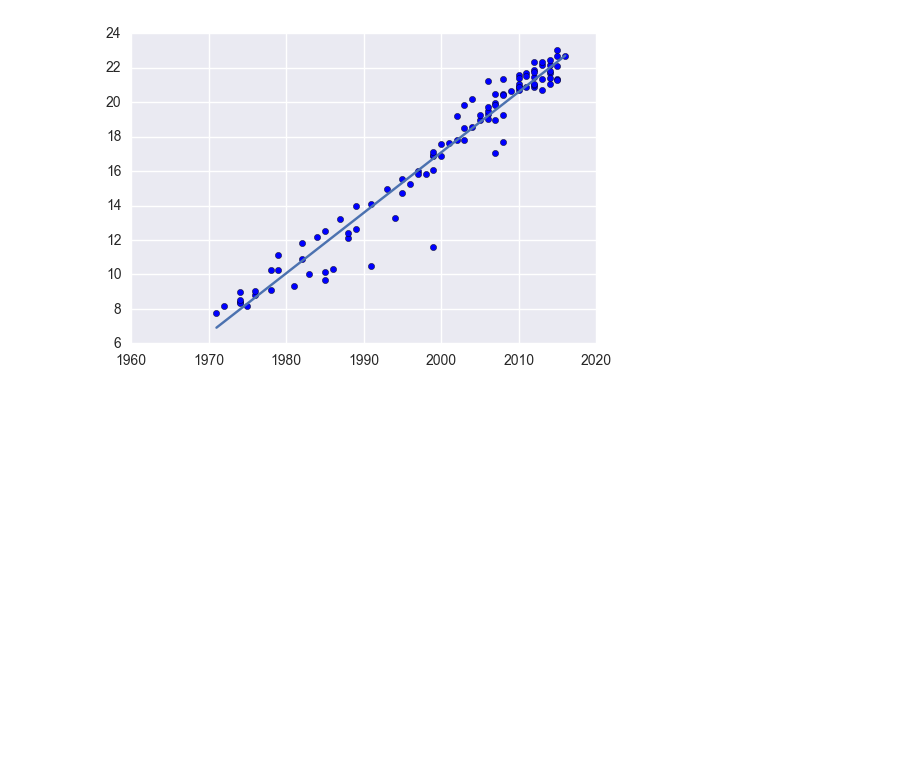
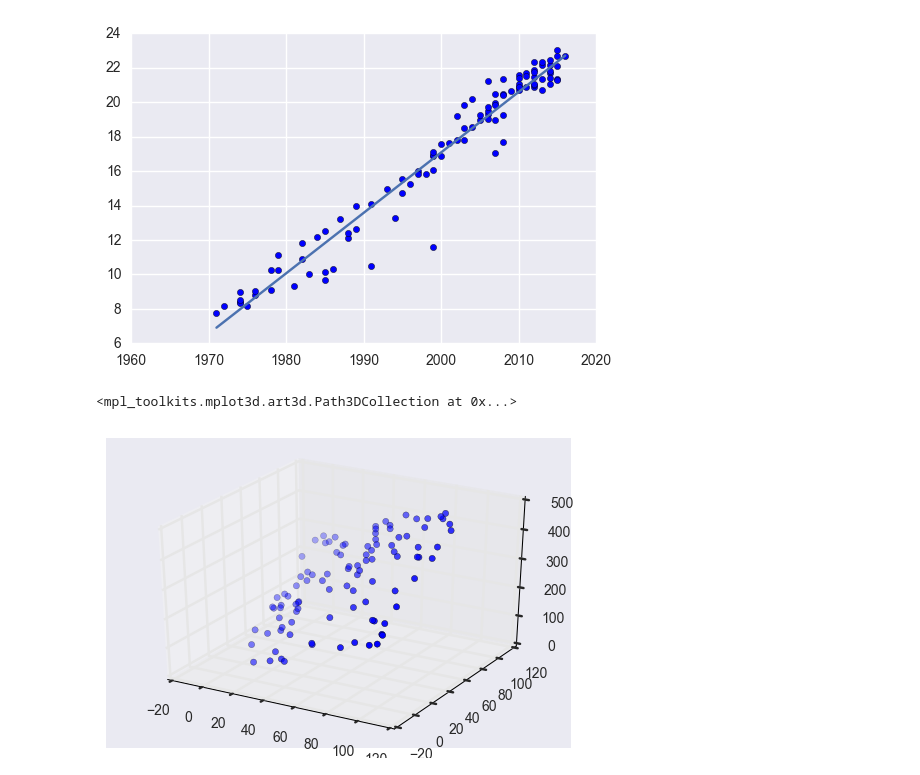
Before and after one commit to alvin319/book-notes, a Jupyter notebook: miscellaneous/linear_regression.ipynb, the cells around one changed output. Cells and saved outputs as stored; diff of their text form; code cells hidden in the pictures; blank space fills up the shorter version.

Commit message:
Update: Added more linear regression

```diff
--- a/miscellaneous/linear_regression.ipynb
+++ b/miscellaneous/linear_regression.ipynb
@@ -81,3 +83,23 @@ print('R^2: {}'.format(R_squared_score))
 # %% [output]
 R^2: 0.952944285229
 [figure]
+# %%
+# 3-dimensional linear regression
+
+X = []
+Y = []
+
+for line in open('data_2d.csv'):
+    x1, x2, y = map(float, line.split(','))
+    X.append([x1, x2, 1])
+    Y.append(y)
+
+X = np.array(X)
+Y = np.array(Y)
+
+fig = plt.figure()
+ax = fig.add_subplot(111, projection='3d')
+ax.scatter(X[:,0], X[:,1], Y)
+# %% [output]
+<mpl_toolkits.mplot3d.art3d.Path3DCollection at 0x...>
+[figure, added]
```
Also changed, not shown: parts of 11 cells of this notebook, 4 other files.
